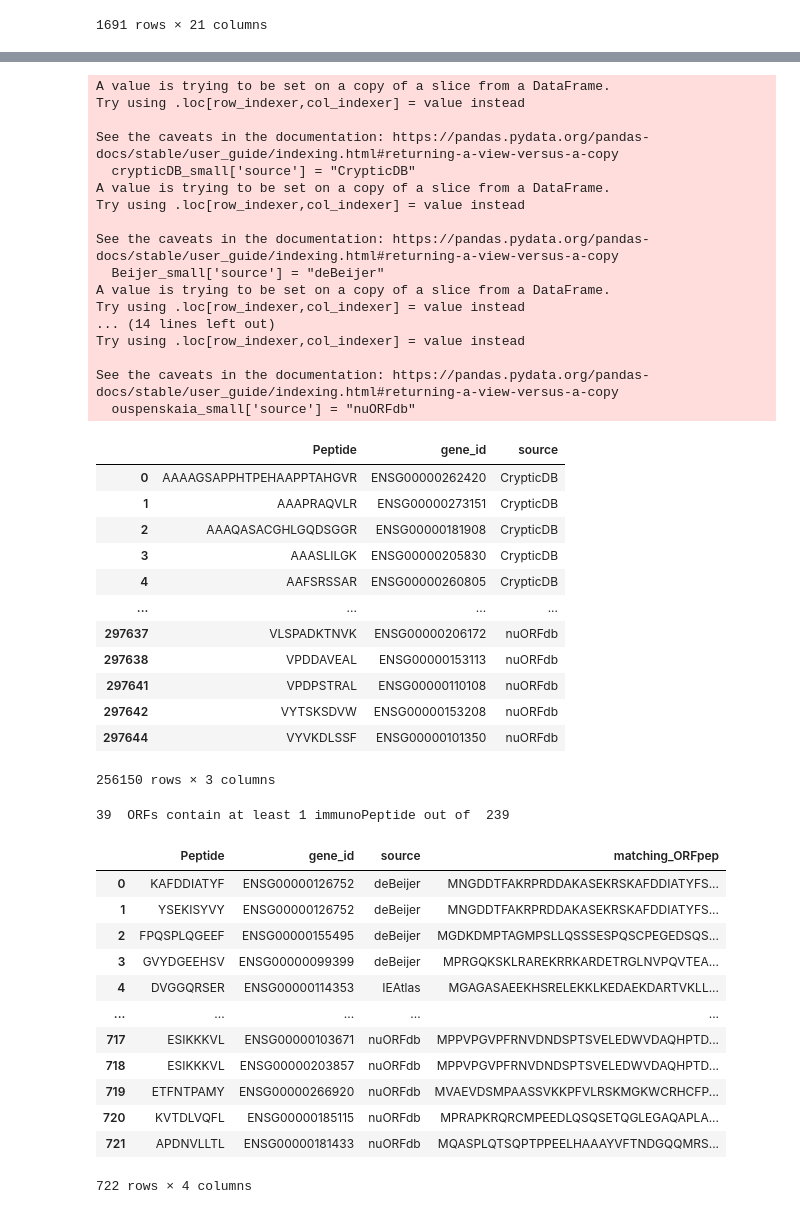
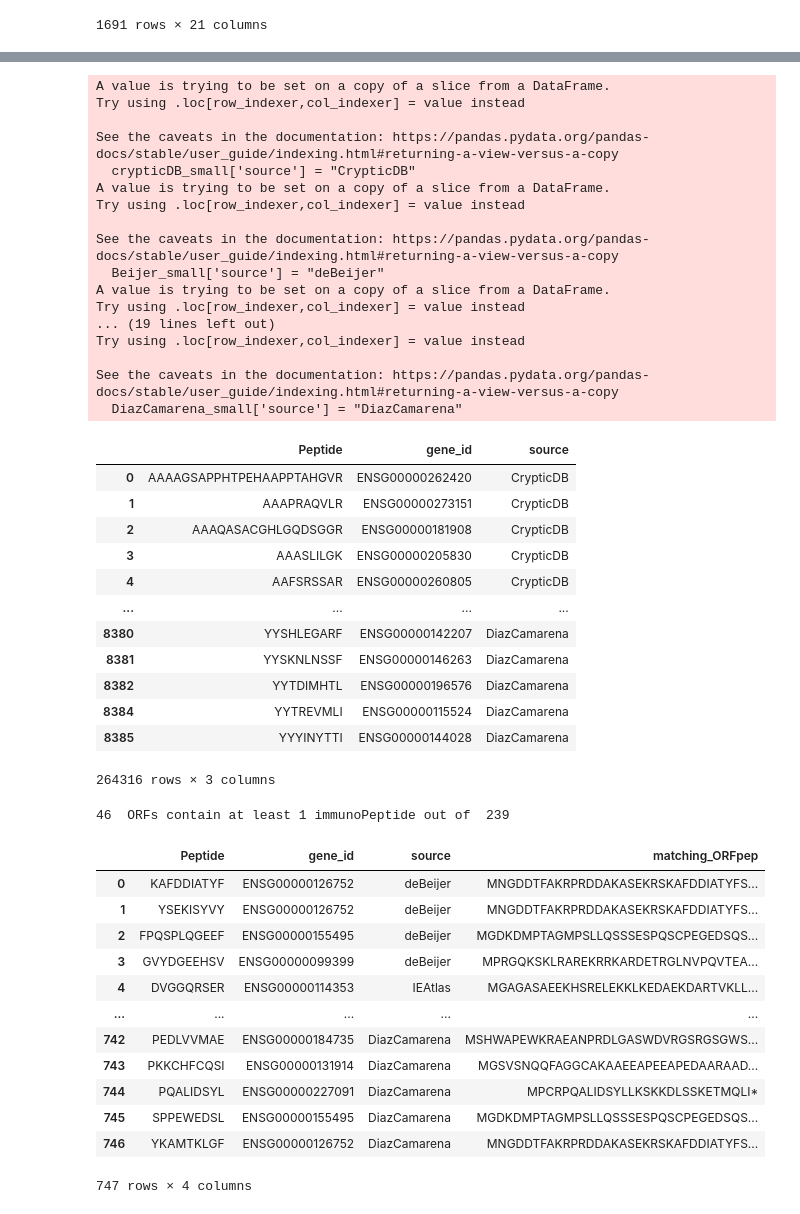
Before and after one commit to MartaEspinosa/TestisRestricted_MP, a Jupyter notebook: Q5_immunopeptidomics.ipynb, the cells around one changed output, grey strips where cells are left out. Saved outputs shown, nothing was run; the diff lists cells and outputs as text; code cells hidden in the pictures.

```diff
--- a/Q5_immunopeptidomics.ipynb
+++ b/Q5_immunopeptidomics.ipynb
@@ -178,3 +178,8 @@ crypticDB ## Peptide
 | 1689 | YQSSLVAKTYR | NaN | 11 | 3 | 2 | 64 | ... |
 | 1690 | YRNRGGAQVCAR | YRNRGGAQVCAR | 12 | 2 | 2 | 65 | ... |
 1691 rows × 21 columns
+# %%
+DiazCamarena = pd.read_csv("/projects_eg/projects/marta/immunopeptidomics_TAA_done/uniquePeptides_HCC_CL.FDR5percent.csv")
+DiazCamarena['sequence'] = DiazCamarena['sequence'].str.replace(r'\(Oxidation\)', '', regex=True)
+
+DiazCamarena
@@ -199,42 +218,46 @@ chong_small['source'] = "Chong"
 
 ouspenskaia_small = ouspenskaia[['Alternative peptides','gene_id']]
 ouspenskaia_small.columns = ['Peptide','gene_id']
 ouspenskaia_small['source'] = "nuORFdb"
 
-immuno_combined = pd.concat([crypticDB_small, Beijer_small, erhard_small, IEAtlas_small, chong_small, ouspenskaia_small])
+DiazCamarena_small = DiazCamarena[['sequence','gene_id']]
+DiazCamarena_small.columns = ['Peptide','gene_id']
+DiazCamarena_small['source'] = "DiazCamarena"
+
+immuno_combined = pd.concat([crypticDB_small, Beijer_small, erhard_small, IEAtlas_small, chong_small, ouspenskaia_small, DiazCamarena_small])
 immuno_combined.drop_duplicates(inplace=True)
 immuno_combined
 # %% [output]
 A value is trying to be set on a copy of a slice from a DataFrame.
 Try using .loc[row_indexer,col_indexer] = value instead
 
 See the caveats in the documentation: https://pandas.pydata.org/pandas-docs/stable/user_guide/indexing.html#returning-a-view-versus-a-copy
   crypticDB_small['source'] = "CrypticDB"
 A value is trying to be set on a copy of a slice from a DataFrame.
 Try using .loc[row_indexer,col_indexer] = value instead
 
 See the caveats in the documentation: https://pandas.pydata.org/pandas-docs/stable/user_guide/indexing.html#returning-a-view-versus-a-copy
   Beijer_small['source'] = "deBeijer"
 A value is trying to be set on a copy of a slice from a DataFrame.
 Try using .loc[row_indexer,col_indexer] = value instead
-... (14 lines left out)
+... (19 lines left out)
 Try using .loc[row_indexer,col_indexer] = value instead
 
 See the caveats in the documentation: https://pandas.pydata.org/pandas-docs/stable/user_guide/indexing.html#returning-a-view-versus-a-copy
-  ouspenskaia_small['source'] = "nuORFdb"
+  DiazCamarena_small['source'] = "DiazCamarena"
 |  | Peptide | gene_id | source |
 | 0 | AAAAGSAPPHTPEHAAPPTAHGVR | ENSG00000262420 | CrypticDB |
 | 1 | AAAPRAQVLR | ENSG00000273151 | CrypticDB |
 | 2 | AAAQASACGHLGQDSGGR | ENSG00000181908 | CrypticDB |
 | 3 | AAASLILGK | ENSG00000205830 | CrypticDB |
 | 4 | AAFSRSSAR | ENSG00000260805 | CrypticDB |
 | ... | ... | ... | ... |
-| 297637 | VLSPADKTNVK | ENSG00000206172 | nuORFdb |
-| 297638 | VPDDAVEAL | ENSG00000153113 | nuORFdb |
-| 297641 | VPDPSTRAL | ENSG00000110108 | nuORFdb |
-| 297642 | VYTSKSDVW | ENSG00000153208 | nuORFdb |
-| 297644 | VYVKDLSSF | ENSG00000101350 | nuORFdb |
+| 8380 | YYSHLEGARF | ENSG00000142207 | DiazCamarena |
+| 8381 | YYSKNLNSSF | ENSG00000146263 | DiazCamarena |
+| 8382 | YYTDIMHTL | ENSG00000196576 | DiazCamarena |
+| 8384 | YYTREVMLI | ENSG00000115524 | DiazCamarena |
+| 8385 | YYYINYTTI | ENSG00000144028 | DiazCamarena |
-256150 rows × 3 columns
+264316 rows × 3 columns
 # %%
 found = []
 
@@ -263,7 +286,7 @@ peps_found_in_TOv3x
 
 print(len(set(peps_found_in_TOv3x.matching_ORFpep.values.tolist())), " ORFs contain at least 1 immunoPeptide out of ", len(set(TOv3x.ORFpep.values.tolist())))
 # %% [output]
-39  ORFs contain at least 1 immunoPeptide out of  239
+46  ORFs contain at least 1 immunoPeptide out of  239
 # %%
 peps_found_in_TOv3x
 # %% [output]
@@ -274,12 +297,12 @@ peps_found_in_TOv3x
 | 3 | GVYDGEEHSV | ENSG00000099399 | deBeijer | MPRGQKSKLRAREKRRKARDETRGLNVPQVTEA... |
 | 4 | DVGGQRSER | ENSG00000114353 | IEAtlas | MGAGASAEEKHSRELEKKLKEDAEKDARTVKLL... |
 | ... | ... | ... | ... | ... |
-| 717 | ESIKKKVL | ENSG00000103671 | nuORFdb | MPPVPGVPFRNVDNDSPTSVELEDWVDAQHPTD... |
-| 718 | ESIKKKVL | ENSG00000203857 | nuORFdb | MPPVPGVPFRNVDNDSPTSVELEDWVDAQHPTD... |
-| 719 | ETFNTPAMY | ENSG00000266920 | nuORFdb | MVAEVDSMPAASSVKKPFVLRSKMGKWCRHCFP... |
-| 720 | KVTDLVQFL | ENSG00000185115 | nuORFdb | MPRAPKRQRCMPEEDLQSQSETQGLEGAQAPLA... |
-| 721 | APDNVLLTL | ENSG00000181433 | nuORFdb | MQASPLQTSQPTPPEELHAAAYVFTNDGQQMRS... |
+| 742 | PEDLVVMAE | ENSG00000184735 | DiazCamarena | MSHWAPEWKRAEANPRDLGASWDVRGSRGSGWS... |
+| 743 | PKKCHFCQSI | ENSG00000131914 | DiazCamarena | MGSVSNQQFAGGCAKAAEEAPEEAPEDAARAAD... |
+| 744 | PQALIDSYL | ENSG00000227091 | DiazCamarena | MPCRPQALIDSYLLKSKKDLSSKETMQLI* |
+| 745 | SPPEWEDSL | ENSG00000155495 | DiazCamarena | MGDKDMPTAGMPSLLQSSSESPQSCPEGEDSQS... |
+| 746 | YKAMTKLGF | ENSG00000126752 | DiazCamarena | MNGDDTFAKRPRDDAKASEKRSKAFDDIATYFS... |
-722 rows × 4 columns
+747 rows × 4 columns
 # %%
 data_w_immuno = peps_found_in_TOv3x.merge(TOv3x, left_on=['matching_ORFpep'], right_on="ORFpep")
 data_w_immuno.drop_duplicates(inplace=True)
```
Also changed, not shown: parts of 4 cells of this notebook, 4 other files.
